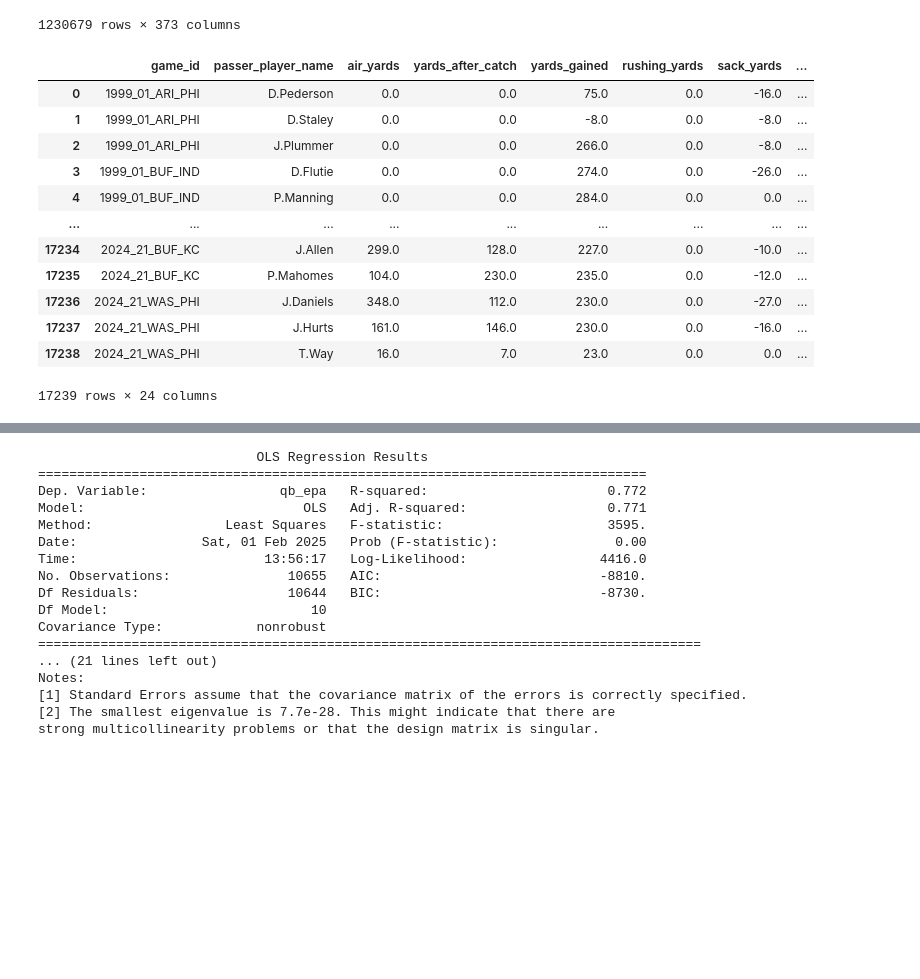
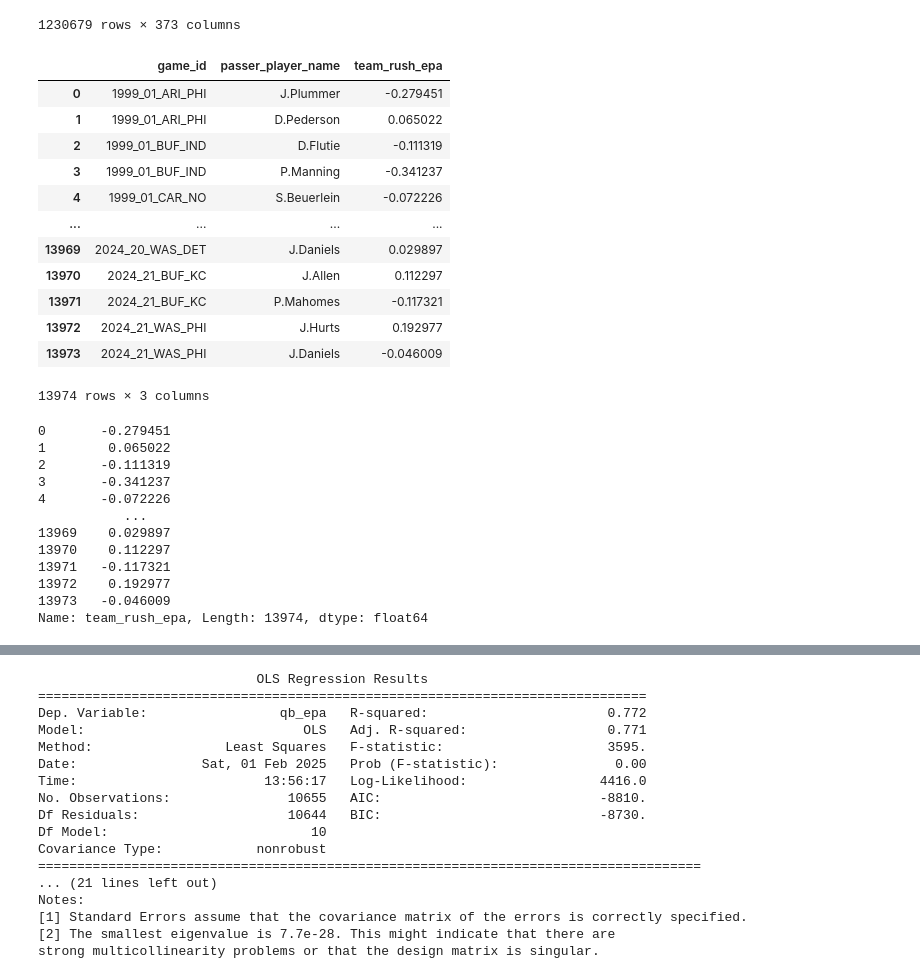
Before and after one commit to alexanderjireland/brock-purdy-mid-course-project, a Jupyter notebook: notebook/EDA_Python.ipynb, the cells around one changed output, grey strips where cells are left out. Drawn from its saved outputs; the diff is of its cells as text; code cells hidden in the pictures; blank space fills up the shorter version.

```diff
--- a/notebook/EDA_Python.ipynb
+++ b/notebook/EDA_Python.ipynb
@@ -83,22 +84,50 @@ game_data['passer_rating'] = game_data.apply(lambda row: passer_rating(cmp = row
 game_data['percent_pass_yds_from_yac'] = np.where(game_data['yards_gained'] != 0, game_data['yards_after_catch'] / game_data['yards_gained'], np.nan)
 game_data['sacks_per_dropback'] = game_data['sack'] / game_data['qb_dropback']
 game_data['percent_short_pass'] = np.where(game_data['pass_attempt'] != 0, game_data['short_pass'] / game_data['pass_attempt'], np.nan)
+# %%
+primary_passers = data.loc[
+    data.groupby(['game_id', 'posteam'])['pass_attempt'].idxmax()
+][['game_id', 'posteam', 'passer_player_name']]
+
+team_rush_epa = (
+    data.groupby(['game_id', 'posteam'])['rush_epa']
+    .mean()
+    .reset_index()
+    .rename(columns = {'rush_epa' : 'team_rush_epa'})
+)
+
+primary_data = primary_passers.merge(team_rush_epa, on=['game_id', 'posteam'])
+game_data = primary_data.merge(game_data, on=['game_id', 'passer_player_name'])
+game_data[['game_id', 'passer_player_name', 'team_rush_epa']]
+# %% [output]
+|  | game_id | passer_player_name | team_rush_epa |
+| 0 | 1999_01_ARI_PHI | J.Plummer | -0.279451 |
+| 1 | 1999_01_ARI_PHI | D.Pederson | 0.065022 |
+| 2 | 1999_01_BUF_IND | D.Flutie | -0.111319 |
+| 3 | 1999_01_BUF_IND | P.Manning | -0.341237 |
+| 4 | 1999_01_CAR_NO | S.Beuerlein | -0.072226 |
+| ... | ... | ... | ... |
+| 13969 | 2024_20_WAS_DET | J.Daniels | 0.029897 |
+| 13970 | 2024_21_BUF_KC | J.Allen | 0.112297 |
+| 13971 | 2024_21_BUF_KC | P.Mahomes | -0.117321 |
+| 13972 | 2024_21_WAS_PHI | J.Hurts | 0.192977 |
+| 13973 | 2024_21_WAS_PHI | J.Daniels | -0.046009 |
+13974 rows × 3 columns
 # %%
-game_data
+game_data['team_rush_epa']
 # %% [output]
-|  | game_id | passer_player_name | air_yards | yards_after_catch | yards_gained | rushing_yards | sack_yards | ... |
-| 0 | 1999_01_ARI_PHI | D.Pederson | 0.0 | 0.0 | 75.0 | 0.0 | -16.0 | ... |
-| 1 | 1999_01_ARI_PHI | D.Staley | 0.0 | 0.0 | -8.0 | 0.0 | -8.0 | ... |
-| 2 | 1999_01_ARI_PHI | J.Plummer | 0.0 | 0.0 | 266.0 | 0.0 | -8.0 | ... |
-| 3 | 1999_01_BUF_IND | D.Flutie | 0.0 | 0.0 | 274.0 | 0.0 | -26.0 | ... |
-| 4 | 1999_01_BUF_IND | P.Manning | 0.0 | 0.0 | 284.0 | 0.0 | 0.0 | ... |
-| ... | ... | ... | ... | ... | ... | ... | ... | ... |
-| 17234 | 2024_21_BUF_KC | J.Allen | 299.0 | 128.0 | 227.0 | 0.0 | -10.0 | ... |
-| 17235 | 2024_21_BUF_KC | P.Mahomes | 104.0 | 230.0 | 235.0 | 0.0 | -12.0 | ... |
-| 17236 | 2024_21_WAS_PHI | J.Daniels | 348.0 | 112.0 | 230.0 | 0.0 | -27.0 | ... |
-| 17237 | 2024_21_WAS_PHI | J.Hurts | 161.0 | 146.0 | 230.0 | 0.0 | -16.0 | ... |
-| 17238 | 2024_21_WAS_PHI | T.Way | 16.0 | 7.0 | 23.0 | 0.0 | 0.0 | ... |
-17239 rows × 24 columns
+0       -0.279451
+1        0.065022
+2       -0.111319
+3       -0.341237
+4       -0.072226
+           ...
+13969    0.029897
+13970    0.112297
+13971   -0.117321
+13972    0.192977
+13973   -0.046009
+Name: team_rush_epa, Length: 13974, dtype: float64
 # %%
 qb_game_data = game_data[(game_data['pass_attempt'] > 10) & (game_data['air_yards']>0)]
 plt.hist(qb_game_data['qb_epa'])
```
Also changed, not shown: parts of 5 cells of this notebook.
